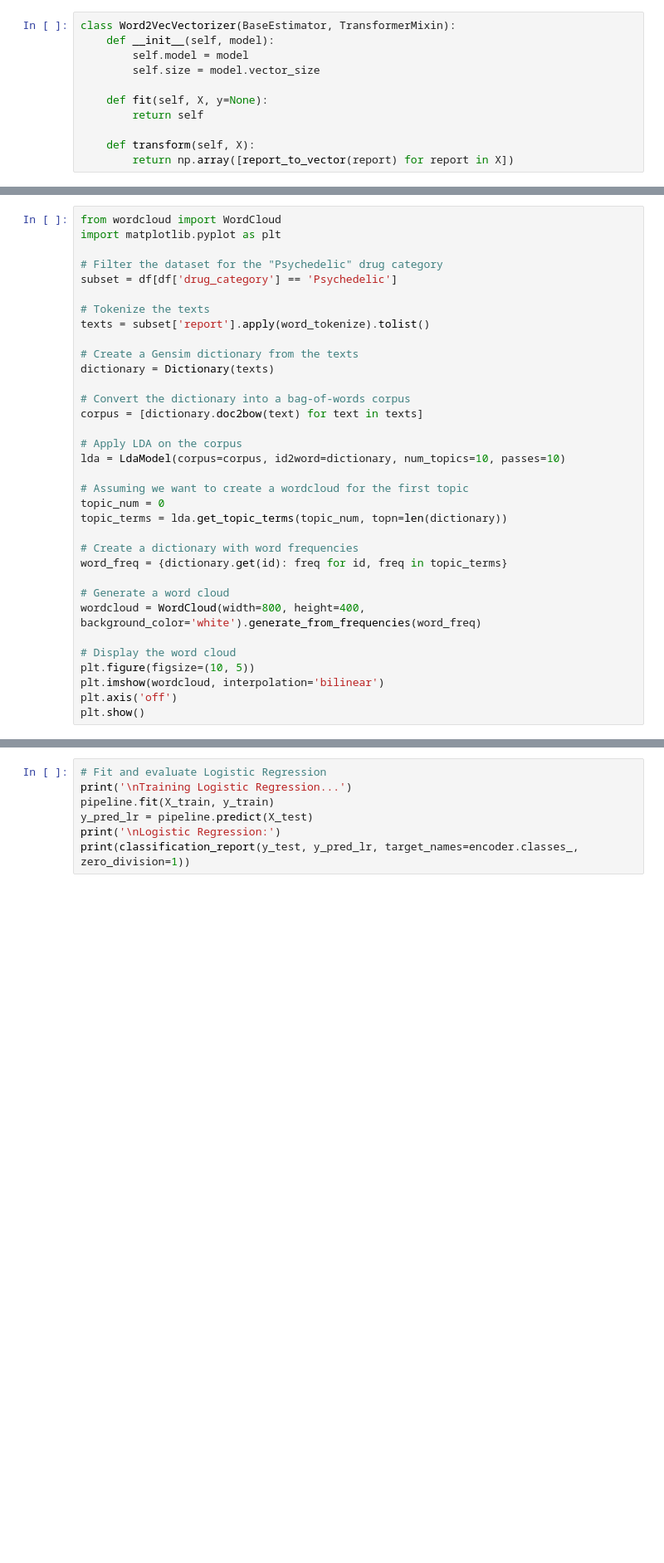
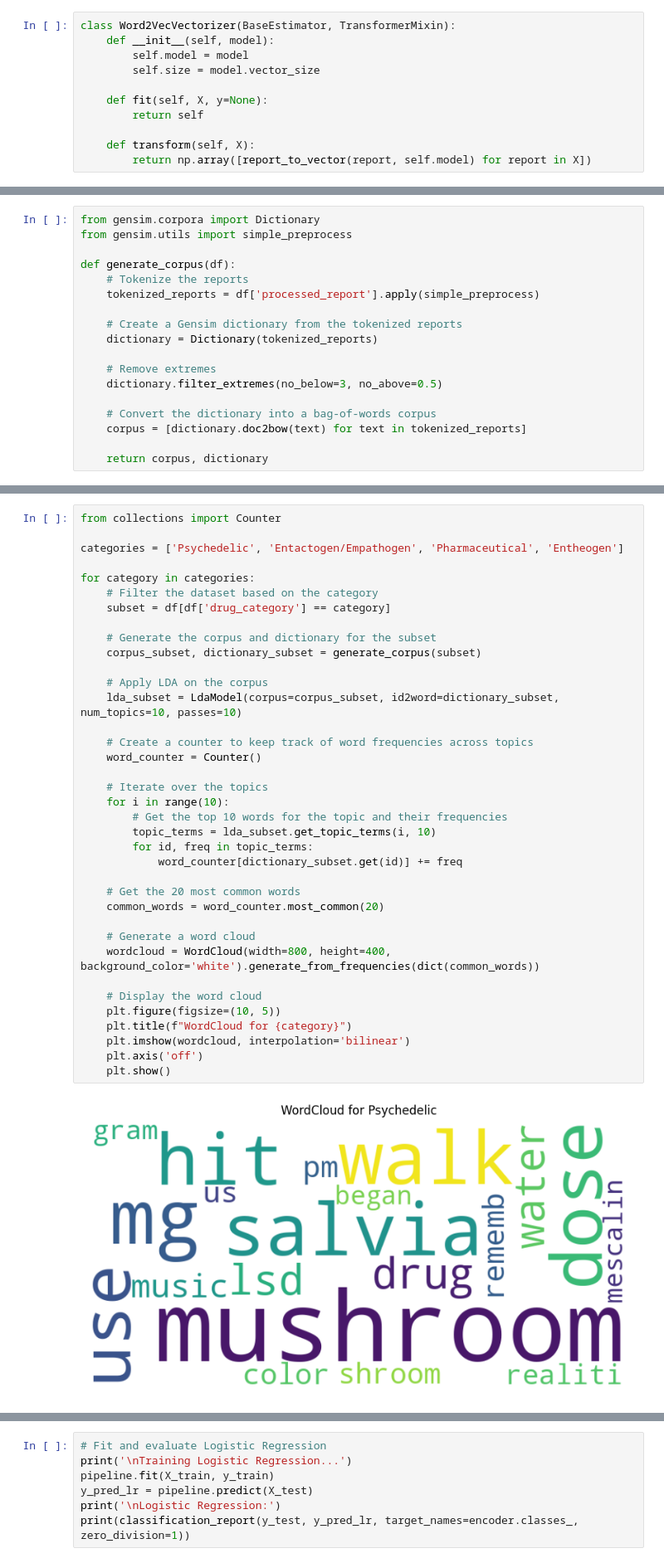
Before and after one commit to jbloewencolon/Psychedelic-Trip-Report-Text-Generator, a Jupyter notebook: LDA_and_Word2Vec.ipynb, the cells around one changed output, grey strips where cells are left out. Shown: that part at 83% size. Cells and saved outputs as stored; diff of their text form; blank space fills up the shorter version.

Commit message:
Final LDA and Word2Vec

```diff
--- a/LDA_and_Word2Vec.ipynb
+++ b/LDA_and_Word2Vec.ipynb
@@ -216,5 +91,5 @@ class Word2VecVectorizer(BaseEstimator, TransformerMixin):
         return self
 
     def transform(self, X):
-        return np.array([report_to_vector(report) for report in X])
+        return np.array([report_to_vector(report, self.model) for report in X])
 # %%
@@ -337 +269,19 @@ Topic 10: dose, visual, mdma, mg, substanc, bit, stimul, psychedel, notic, repor
+# %%
+from gensim.corpora import Dictionary
+from gensim.utils import simple_preprocess
+
+def generate_corpus(df):
+    # Tokenize the reports
+    tokenized_reports = df['processed_report'].apply(simple_preprocess)
+
+    # Create a Gensim dictionary from the tokenized reports
+    dictionary = Dictionary(tokenized_reports)
+
+    # Remove extremes
+    dictionary.filter_extremes(no_below=3, no_above=0.5)
+
+    # Convert the dictionary into a bag-of-words corpus
+    corpus = [dictionary.doc2bow(text) for text in tokenized_reports]
+
+    return corpus, dictionary
 # %%
@@ -394,34 +330,39 @@ for category in unique_categories:
 # %%
-from wordcloud import WordCloud
-import matplotlib.pyplot as plt
+from collections import Counter
 
-# Filter the dataset for the "Psychedelic" drug category
-subset = df[df['drug_category'] == 'Psychedelic']
+categories = ['Psychedelic', 'Entactogen/Empathogen', 'Pharmaceutical', 'Entheogen']
 
-# Tokenize the texts
-texts = subset['report'].apply(word_tokenize).tolist()
+for category in categories:
+    # Filter the dataset based on the category
+    subset = df[df['drug_category'] == category]
 
-# Create a Gensim dictionary from the texts
-dictionary = Dictionary(texts)
+    # Generate the corpus and dictionary for the subset
+    corpus_subset, dictionary_subset = generate_corpus(subset)
 
-# Convert the dictionary into a bag-of-words corpus
-corpus = [dictionary.doc2bow(text) for text in texts]
+    # Apply LDA on the corpus
+    lda_subset = LdaModel(corpus=corpus_subset, id2word=dictionary_subset, num_topics=10, passes=10)
 
-# Apply LDA on the corpus
-lda = LdaModel(corpus=corpus, id2word=dictionary, num_topics=10, passes=10)
+    # Create a counter to keep track of word frequencies across topics
+    word_counter = Counter()
 
-# Assuming we want to create a wordcloud for the first topic
-topic_num = 0
-topic_terms = lda.get_topic_terms(topic_num, topn=len(dictionary))
+    # Iterate over the topics
+    for i in range(10):
+        # Get the top 10 words for the topic and their frequencies
+        topic_terms = lda_subset.get_topic_terms(i, 10)
+        for id, freq in topic_terms:
+            word_counter[dictionary_subset.get(id)] += freq
 
-# Create a dictionary with word frequencies
-word_freq = {dictionary.get(id): freq for id, freq in topic_terms}
+    # Get the 20 most common words
+    common_words = word_counter.most_common(20)
 
-# Generate a word cloud
-wordcloud = WordCloud(width=800, height=400, background_color='white').generate_from_frequencies(word_freq)
+    # Generate a word cloud
+    wordcloud = WordCloud(width=800, height=400, background_color='white').generate_from_frequencies(dict(common_words))
 
-# Display the word cloud
-plt.figure(figsize=(10, 5))
-plt.imshow(wordcloud, interpolation='bilinear')
-plt.axis('off')
-plt.show()
+    # Display the word cloud
+    plt.figure(figsize=(10, 5))
+    plt.title(f"WordCloud for {category}")
+    plt.imshow(wordcloud, interpolation='bilinear')
+    plt.axis('off')
+    plt.show()
+# %% [output]
+[figure, added]
```
Also changed, not shown: parts of 30 cells of this notebook.
